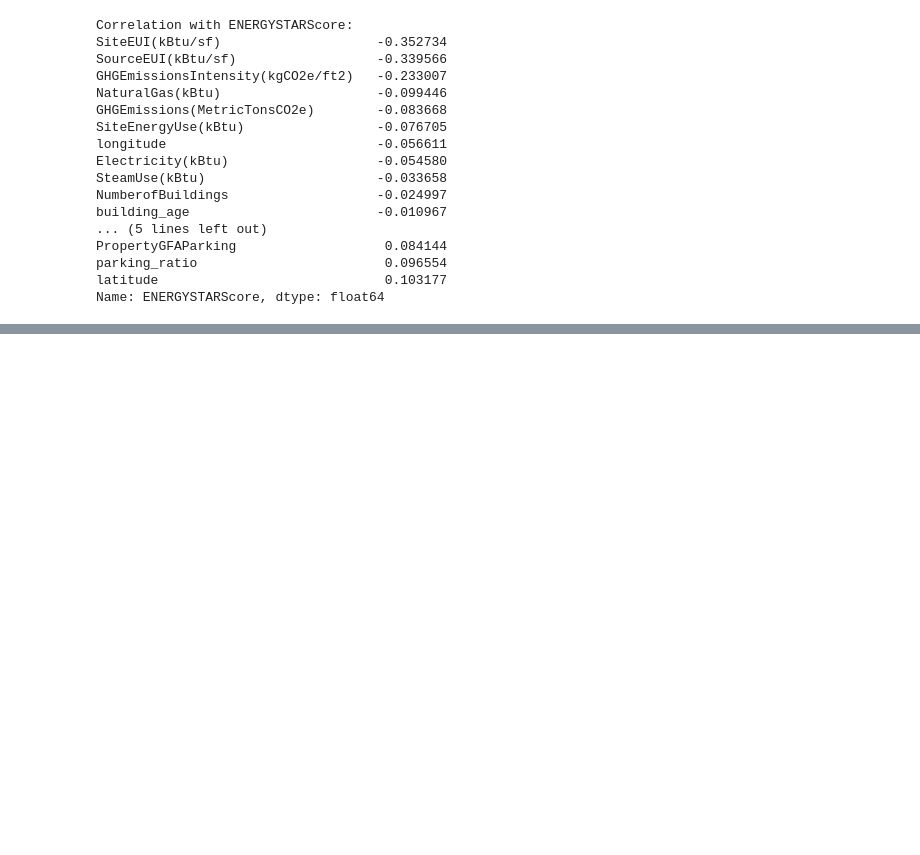
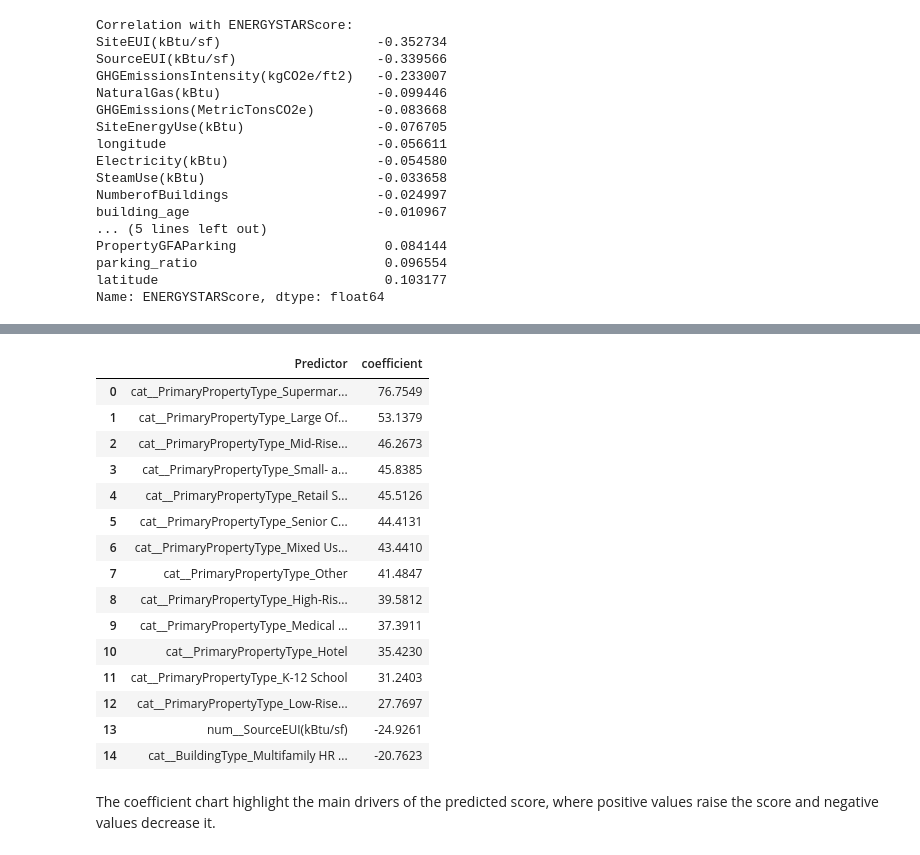
Before and after one commit to mjava/IE7275-Project, a Jupyter notebook: building_energy_predictive_modelling.ipynb, the cells around one changed output, grey strips where cells are left out. Cells and saved outputs as stored; diff of their text form; code cells hidden in the pictures; blank space fills up the shorter version.

Commit message:
feat: add regression model and performance evaluation

```diff
--- a/building_energy_predictive_modelling.ipynb
+++ b/building_energy_predictive_modelling.ipynb
@@ -456,0 +492,19 @@ Name: ENERGYSTARScore, dtype: float64
+# %%
+# Train/test split for regression
+Xr_train, Xr_test, yr_train, yr_test = train_test_split(X, y_reg, test_size=0.2, random_state=42)
+
+# Ridge with the regularisation strength chosen by cross-validation (logspace for alphas to test broader range of parameters more efficiently)
+# Create pipeline to ensure transformation is properly handled with cross-validation splits (no data leakage)
+ridge = Pipeline([
+    ('prep', make_preprocess()),
+    ('model', RidgeCV(alphas=np.logspace(-3, 3, 50))),
+])
+
+# Fit on training set
+ridge.fit(Xr_train, yr_train)
+
+# Perform cross validation to evaluate model performance before final scoring
+cv_r2 = cross_val_score(ridge, Xr_train, yr_train, cv=5, scoring='r2')
+
+print(f'Best alpha: {ridge.named_steps["model"].alpha_:.3g}')
+print(f'5-fold CV R2: {cv_r2.mean():.3f}')
@@ -456,0 +561,27 @@ Name: ENERGYSTARScore, dtype: float64
+# %%
+# Identify top 15 drivers of the predicted Energy Star Score
+# Capture transformed feature names and extract related coefficients
+feature_names = ridge.named_steps['prep'].named_steps['ct'].get_feature_names_out()
+coef_table = pd.DataFrame({'Predictor': feature_names, 'coefficient': ridge.named_steps['model'].coef_.round(4)})
+
+# Sort by absolute value of coefficient
+coef_table.sort_values('coefficient', key=abs, ascending=False, ignore_index=True).head(15)
+# %% [output]
+|  | Predictor | coefficient |
+| 0 | cat__PrimaryPropertyType_Supermar... | 76.7549 |
+| 1 | cat__PrimaryPropertyType_Large Of... | 53.1379 |
+| 2 | cat__PrimaryPropertyType_Mid-Rise... | 46.2673 |
+| 3 | cat__PrimaryPropertyType_Small- a... | 45.8385 |
+| 4 | cat__PrimaryPropertyType_Retail S... | 45.5126 |
+| 5 | cat__PrimaryPropertyType_Senior C... | 44.4131 |
+| 6 | cat__PrimaryPropertyType_Mixed Us... | 43.4410 |
+| 7 | cat__PrimaryPropertyType_Other | 41.4847 |
+| 8 | cat__PrimaryPropertyType_High-Ris... | 39.5812 |
+| 9 | cat__PrimaryPropertyType_Medical ... | 37.3911 |
+| 10 | cat__PrimaryPropertyType_Hotel | 35.4230 |
+| 11 | cat__PrimaryPropertyType_K-12 School | 31.2403 |
+| 12 | cat__PrimaryPropertyType_Low-Rise... | 27.7697 |
+| 13 | num__SourceEUI(kBtu/sf) | -24.9261 |
+| 14 | cat__BuildingType_Multifamily HR ... | -20.7623 |
+# %% [markdown]
+The coefficient chart highlight the main drivers of the predicted score, where positive values raise the score and negative values decrease it.
```
Also changed, not shown: parts of 19 cells of this notebook, 1 other file.
